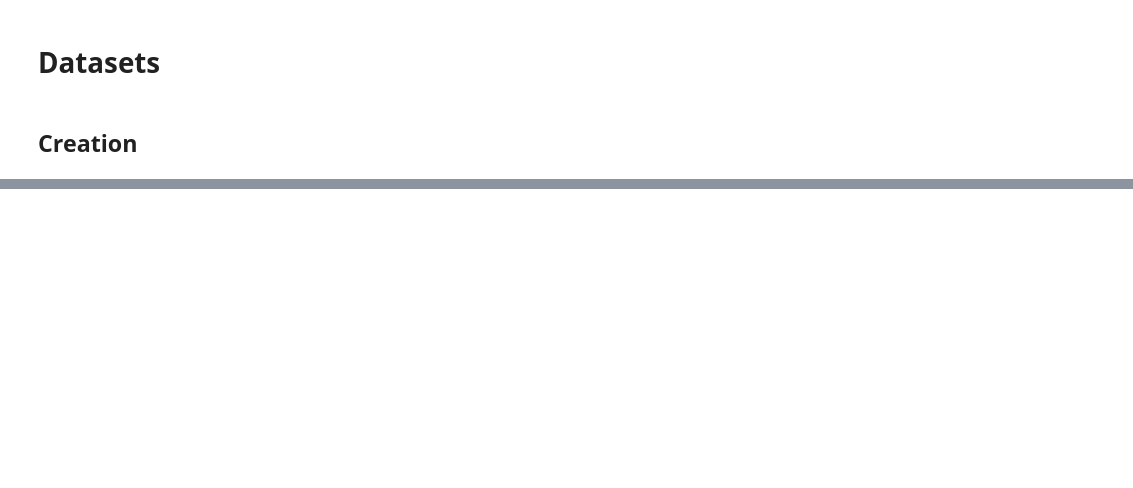
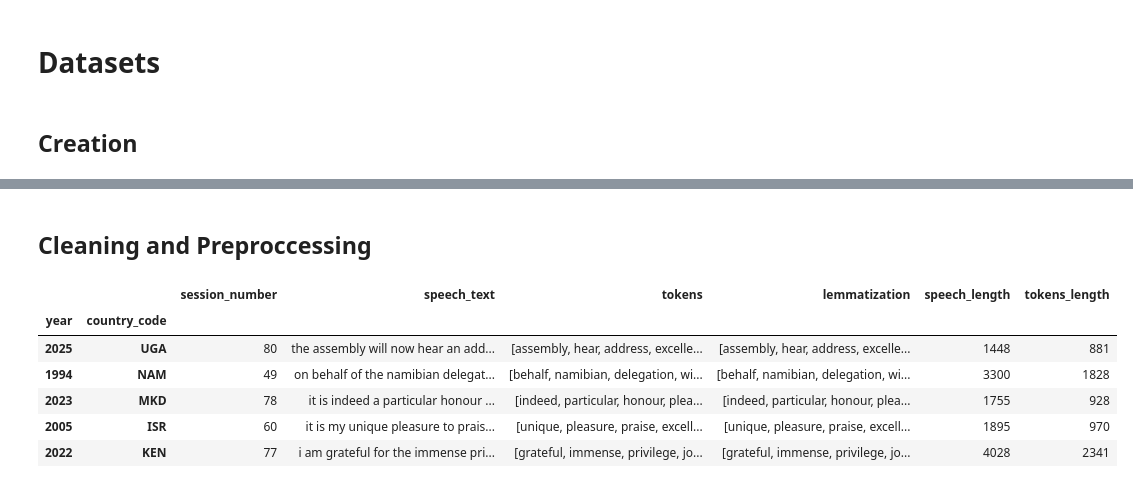
Before and after one commit to jacobgroot/FDS, a Jupyter notebook: exploratory_calixto.ipynb, the cells around one changed output, grey strips where cells are left out. Saved outputs shown, nothing was run; the diff lists cells and outputs as text; code cells hidden in the pictures; blank space fills up the shorter version.

```diff
--- a/exploratory_calixto.ipynb
+++ b/exploratory_calixto.ipynb
@@ -53,0 +118,2 @@ AttributeError: 'dict' object has no attribute 'info'
+# %% [markdown]
+## Cleaning and Preproccessing
@@ -53,0 +136,11 @@ AttributeError: 'dict' object has no attribute 'info'
+# %%
+# Remove stop words
+stop = set(stopwords.words('english'))
+
+def remove_stopwords(text):
+    tokens = word_tokenize(text)
+    new_text = [t for t in tokens if t not in stop]
+    return new_text
+
+# Tokenize
+df_speeches['tokens'] = df_speeches['speech_text'].progress_apply(remove_stopwords)
@@ -53,0 +166,10 @@ AttributeError: 'dict' object has no attribute 'info'
+# %%
+df_speeches.sample(5)
+# %% [output]
+|  |  | session_number | speech_text | tokens | lemmatization | speech_length | tokens_length |
+| year | country_code |  |  |  |  |  |  |
+| 2025 | UGA | 80 | the assembly will now hear an add... | [assembly, hear, address, excelle... | [assembly, hear, address, excelle... | 1448 | 881 |
+| 1994 | NAM | 49 | on behalf of the namibian delegat... | [behalf, namibian, delegation, wi... | [behalf, namibian, delegation, wi... | 3300 | 1828 |
+| 2023 | MKD | 78 | it is indeed a particular honour ... | [indeed, particular, honour, plea... | [indeed, particular, honour, plea... | 1755 | 928 |
+| 2005 | ISR | 60 | it is my unique pleasure to prais... | [unique, pleasure, praise, excell... | [unique, pleasure, praise, excell... | 1895 | 970 |
+| 2022 | KEN | 77 | i am grateful for the immense pri... | [grateful, immense, privilege, jo... | [grateful, immense, privilege, jo... | 4028 | 2341 |
```
Also changed, not shown: parts of 15 cells of this notebook, 1 other file.
